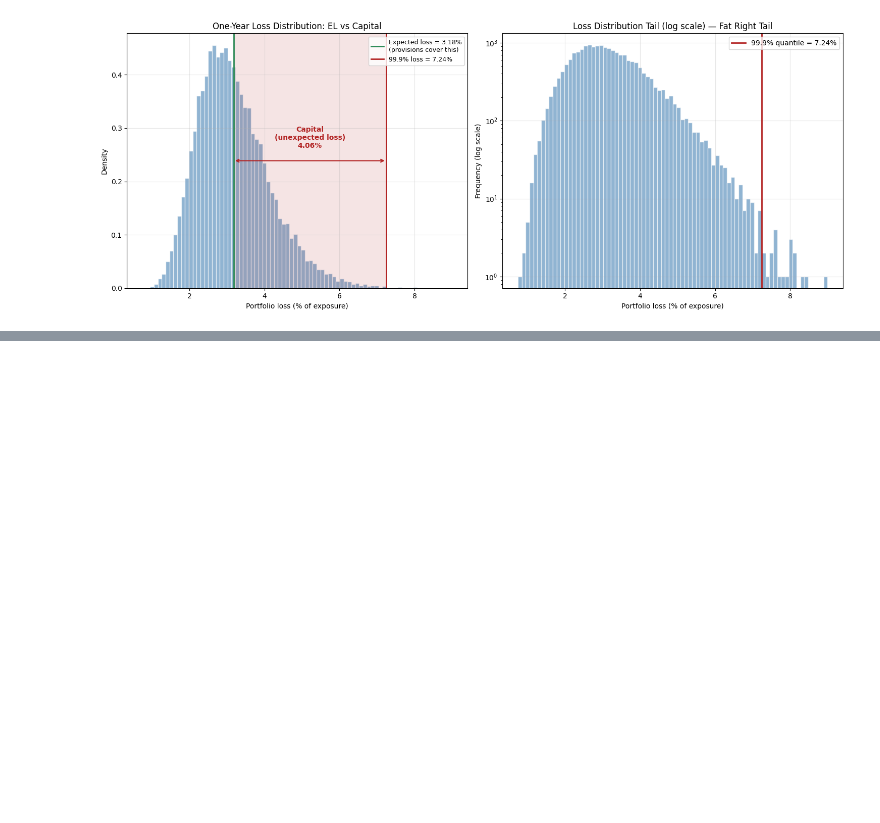
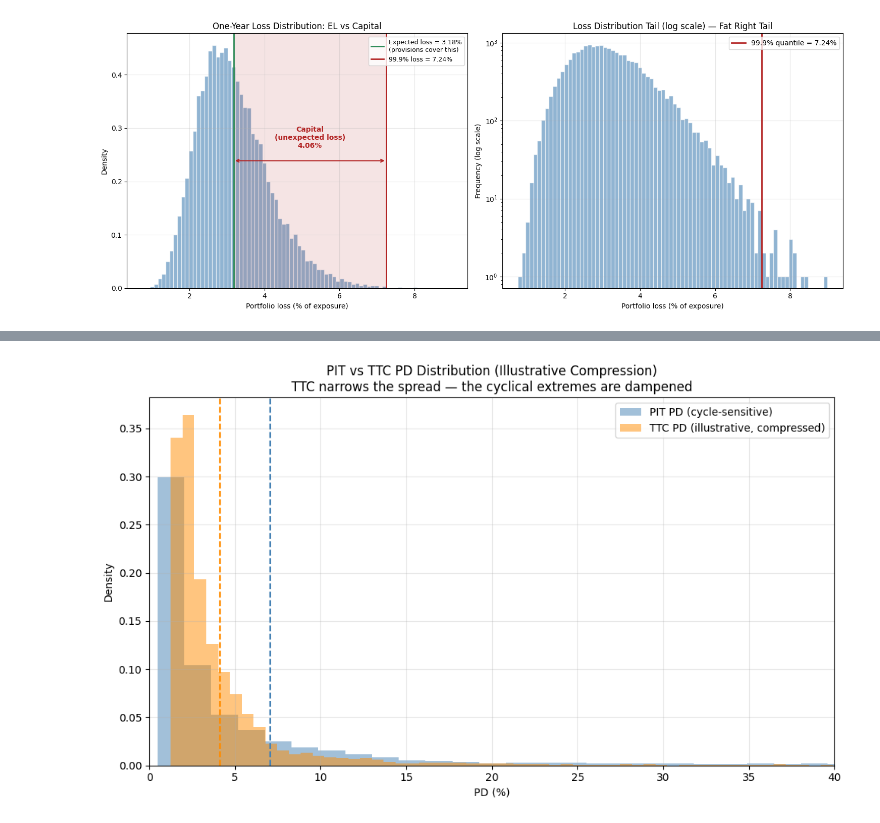
Before and after one commit to eavila-economist/Simple-credit-risk-model, a Jupyter notebook: notebooks/06_Basel_IRB_Capital.ipynb, the cells around one changed output, grey strips where cells are left out. Saved outputs shown, nothing was run; the diff lists cells and outputs as text; code cells hidden in the pictures; blank space fills up the shorter version.

```diff
--- a/notebooks/06_Basel_IRB_Capital.ipynb
+++ b/notebooks/06_Basel_IRB_Capital.ipynb
@@ -246,0 +390,22 @@ plt.show()
+# %%
+fig, ax = plt.subplots(figsize=(10, 6))
+
+ax.hist(portfolio['pd_pit'].values * 100, bins=60, alpha=0.5, color='steelblue',
+        label='PIT PD (cycle-sensitive)', density=True)
+ax.hist(pd_ttc_illus * 100, bins=60, alpha=0.5, color='darkorange',
+        label='TTC PD (illustrative, compressed)', density=True)
+ax.axvline(portfolio['pd_pit'].mean() * 100, color='steelblue', linestyle='--', linewidth=1.5)
+ax.axvline(pd_ttc_illus.mean() * 100, color='darkorange', linestyle='--', linewidth=1.5)
+ax.set_xlabel('PD (%)')
+ax.set_ylabel('Density')
+ax.set_xlim(0, 40)
+ax.set_title('PIT vs TTC PD Distribution (Illustrative Compression)\n'
+             'TTC narrows the spread — the cyclical extremes are dampened')
+ax.legend()
+ax.grid(alpha=0.3)
+
+plt.tight_layout()
+plt.savefig('../outputs/figures/06_pit_vs_ttc.png', dpi=120, bbox_inches='tight')
+plt.show()
+# %% [output]
+[figure, added]
```
Also changed, not shown: parts of 11 cells of this notebook, 2 other files.
